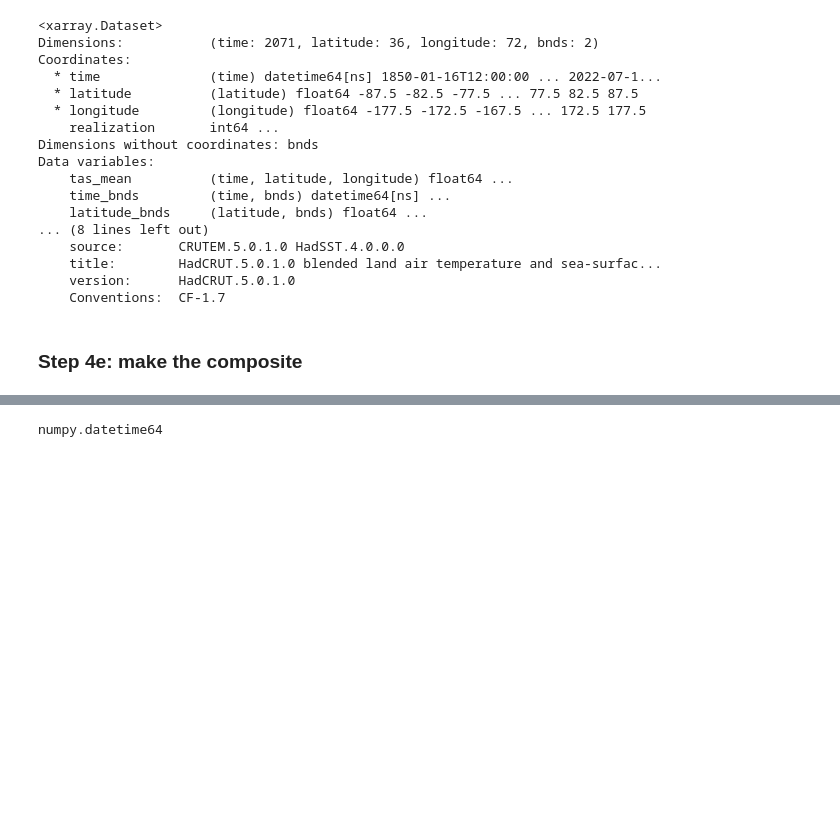
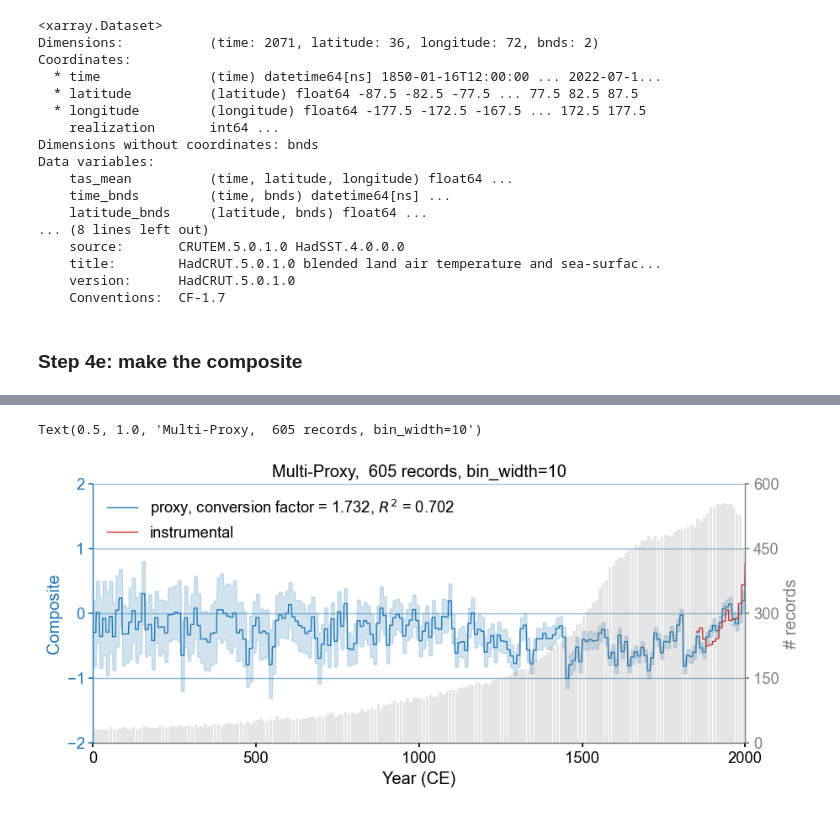
Before and after one commit to khider/DISK-proxyComposite, a Jupyter notebook: HockeyStick.ipynb, the cells around one changed output, grey strips where cells are left out. Saved outputs shown, nothing was run; the diff lists cells and outputs as text; code cells hidden in the pictures; blank space fills up the shorter version.

```diff
--- a/HockeyStick.ipynb
+++ b/HockeyStick.ipynb
@@ -429,4 +427,7 @@ TypeError: unsupported operand type(s) for //: 'cftime._cftime.DatetimeGregorian
 # %%
-type(ds.time.values[0])
+fig, ax = pdb.plot_composite()
+current_title = ax['var'].title.get_text().split(',',1)[-1]
+ax['var'].set_title('Multi-Proxy, '+current_title)
 # %% [output]
-numpy.datetime64
+Text(0.5, 1.0, 'Multi-Proxy,  605 records, bin_width=10')
+[figure, added]
```
Also changed, not shown: parts of 1 cell of this notebook.
